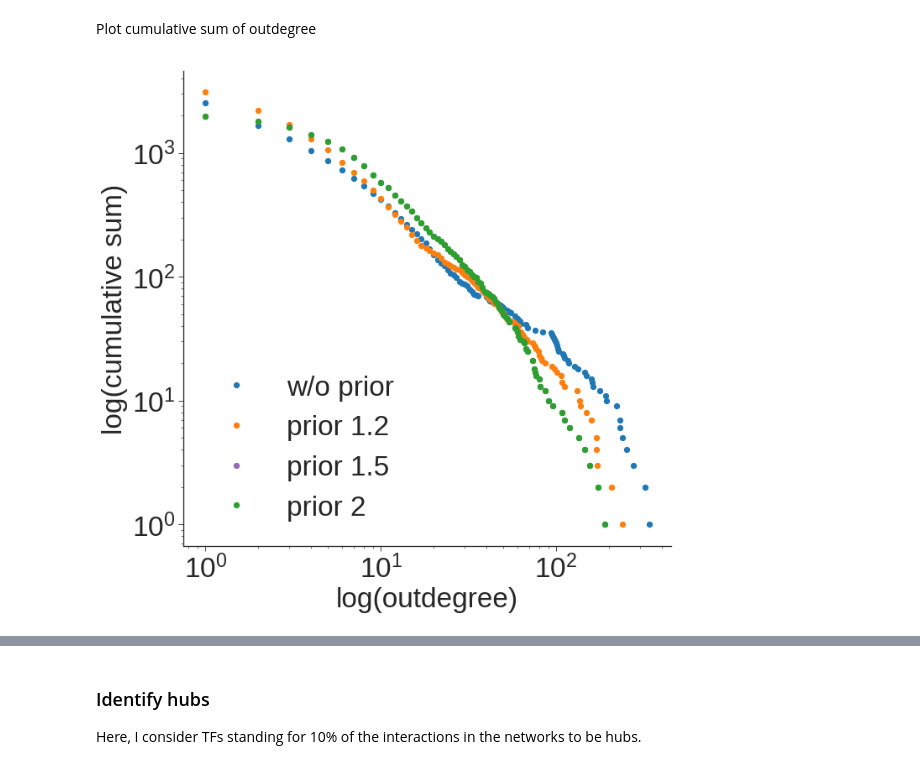
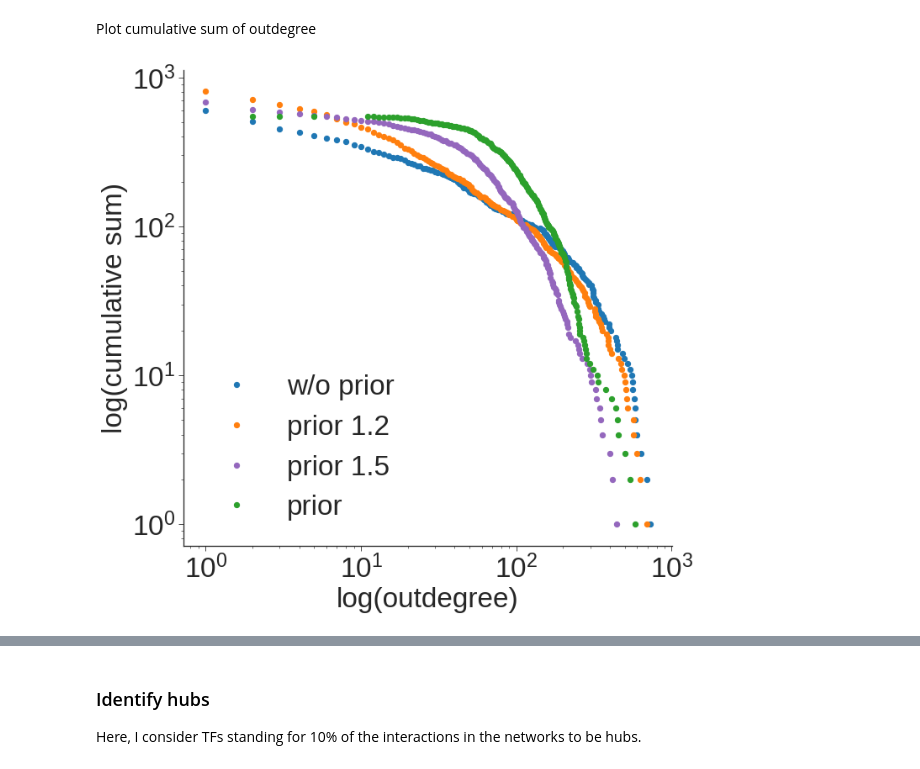
Before and after one commit to julak640/Project_AlgBioInf, a Jupyter notebook: Project.ipynb, the cells around one changed output, grey strips where cells are left out. Saved outputs shown, nothing was run; the diff lists cells and outputs as text; code cells hidden in the pictures.

```diff
--- a/Project.ipynb
+++ b/Project.ipynb
@@ -124,15 +124,16 @@ import networkx as nx
 import matplotlib.pyplot as plt
 import seaborn as sns
 # %%
-net_df = pd.read_csv('pcc_network.csv', header=None, sep='\t')
-net = nx.from_pandas_edgelist(net_df, source = 0, target = 1)
+net_df = pd.read_csv('results/pcc_network.csv', header=None, sep='\t')
+net = nx.from_pandas_edgelist(net_df, source = 0, target = 1, create_using=nx.DiGraph())
 # %%
-net_prior12_df = pd.read_csv('pcc_network_prior_1.2.csv', header=None, sep='\t')
-net_prior12 = nx.from_pandas_edgelist(net_prior12_df, source = 0, target = 1)
-net_prior15_df = pd.read_csv('pcc_network_prior_1.5.csv', header=None, sep='\t')
-net_prior15 = nx.from_pandas_edgelist(net_prior15_df, source = 0, target = 1)
-net_prior2_df = pd.read_csv('pcc_network_prior_2.csv', header=None, sep='\t')
-net_prior2 = nx.from_pandas_edgelist(net_prior2_df, source = 0, target = 1)
+net_prior12_df = pd.read_csv('results/pcc_network_prior_1.2.csv', header=None, sep='\t')
+net_prior12 = nx.from_pandas_edgelist(net_prior12_df, source = 0, target = 1, create_using=nx.DiGraph())
+net_prior15_df = pd.read_csv('results/pcc_network_prior_1.5.csv', header=None, sep='\t')
+net_prior15 = nx.from_pandas_edgelist(net_prior15_df, source = 0, target = 1, create_using=nx.DiGraph())
+prior_df = pd.read_csv('results/ATAC_prior.csv', sep='\t')
+prior_df.columns = [0,1]
+prior_nx = nx.from_pandas_edgelist(prior_df, source = 0, target = 1, create_using=nx.DiGraph())
 # %% [markdown]
 ### Degree distribution
 # %%
@@ -173,36 +174,38 @@ fig = plot_hist(degree_list, degree_list_prior12, degree_list_prior15, degree_li
 Plot cumulative sum of outdegree
 # %%
 def outdegree_cumsum(net):
-    TFoutdegree = pd.DataFrame(list(net.degree),columns=['TF','outdegree'])
+    TFoutdegree = pd.DataFrame(list(net.out_degree()),columns=['TF','outdegree'])
+    TFoutdegree = TFoutdegree[TFoutdegree.outdegree != 0]
     TFoutdegree['freq'] = TFoutdegree.groupby('outdegree')['outdegree'].transform('count')
     TFfreq = TFoutdegree.reset_index().loc[:,['outdegree','freq']].drop_duplicates().sort_values('outdegree', ascending=False)
     freq = np.cumsum(TFfreq.loc[:,'freq'])
     outdegree = TFfreq.loc[:,'outdegree']
     return freq, outdegree
 
 freq, outdegree = outdegree_cumsum(net)
 freq12, outdegree12 = outdegree_cumsum(net_prior12)
 freq15, outdegree15 = outdegree_cumsum(net_prior15)
-freq2, outdegree2 = outdegree_cumsum(net_prior2)
+#freq2, outdegree2 = outdegree_cumsum(net_prior2)
+freqp, outdegreep = outdegree_cumsum(prior_nx)
 
 #Plot cumulative sum
 color_pallet = "bright"
 plt.style.use('seaborn-ticks')
 sns.set_color_codes(color_pallet)
 plt.rc('font', size=32)
 plt.rc('ytick', labelsize=32)
 plt.rc('xtick', labelsize=32)
 
 fig, ax = plt.subplots(facecolor='w', edgecolor='k', figsize=(10,10), dpi=75)
 ax.set_yscale('log')
 
 ax.semilogx(outdegree, freq, 'C0.', markersize=12, linewidth=3, label='w/o prior')
 ax.semilogx(outdegree12, freq12, 'C1.', markersize=12, linewidth=3, label='prior 1.2')
 ax.semilogx(outdegree15, freq15, 'C4.', markersize=12, linewidth=3, label='prior 1.5')
-ax.semilogx(outdegree2, freq2, 'C2.', markersize=12, linewidth=3, label='prior 2')
+ax.semilogx(outdegreep, freqp, 'C2.', markersize=12, linewidth=3, label='prior')
 
 ax.set(xlabel='log(outdegree)', ylabel='log(cumulative sum)')
 ax.legend()
 sns.despine(offset=0, trim=False)
 # %% [output]
-[figure, old version]
+[figure, new version]
```
Also changed, not shown: parts of 18 cells of this notebook.
